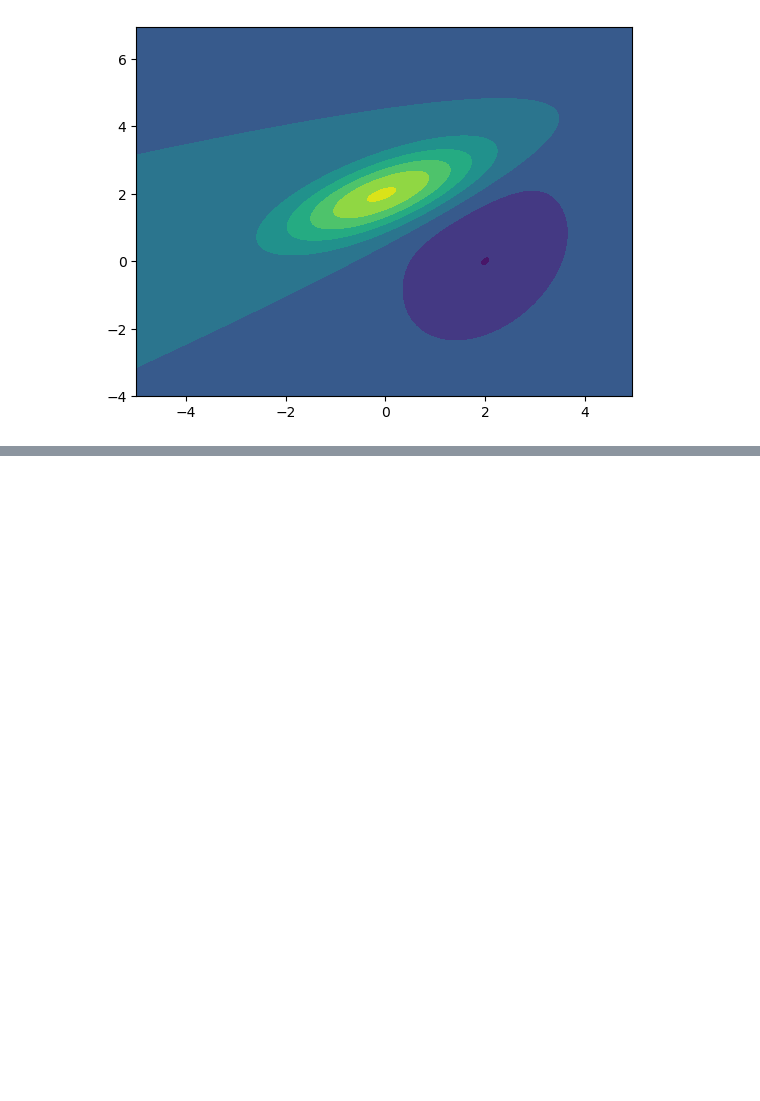
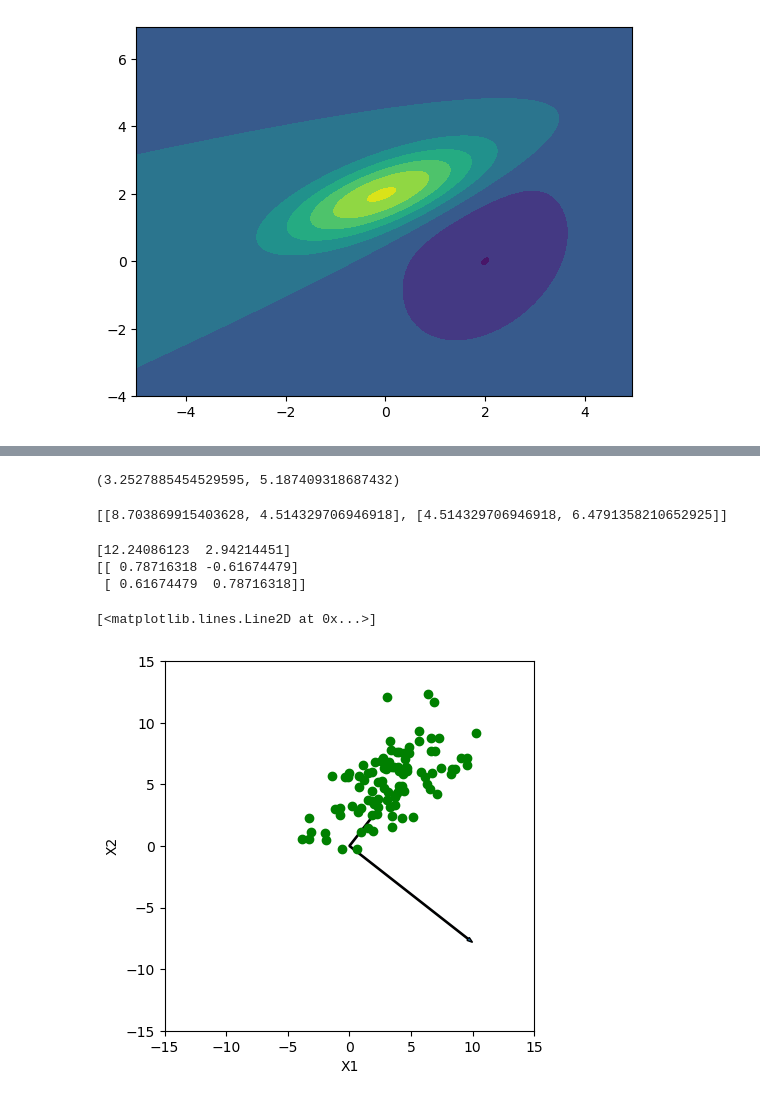
Before and after one commit to AmandaYao00/cs189_hw3, a Jupyter notebook: hw3-2023/code.ipynb, the cells around one changed output, grey strips where cells are left out. Saved outputs shown, nothing was run; the diff lists cells and outputs as text; code cells hidden in the pictures; blank space fills up the shorter version.

```diff
--- a/hw3-2023/code.ipynb
+++ b/hw3-2023/code.ipynb
@@ -54,0 +55,62 @@ plot_normal_dif([1,1], [-1,-1], [[2,0], [0,1]], [[2,1],[1,2]], np.mgrid[-5:5:.05
+# %%
+# 4.1 Compute mean of sample points.
+
+np.random.seed(306)
+
+mu1, sigma1 = 3, 3
+mu2, sigma2 = 4, 2
+X1 = np.random.normal(mu1, sigma1, 100)
+X2 = np.dot(X1, 0.5) + np.random.normal(mu2, sigma2, 100)
+
+mean = (np.average(X1), np.average(X2))
+print(mean)
+# %% [output]
+(3.2527885454529595, 5.187409318687432)
+# %%
+# 4.2 Compute the 2 × 2 covariance matrix of the sample
+
+def compute_cov(mu1, mu2, X1, X2):
+    cov = 0
+    for i in range(100):
+        cov += (X1[i] - mu1) * (X2[i] - mu2)
+    return cov / len(X1)
+
+mu1, mu2 = mean[0], mean[1]
+cov_X1_X1 = compute_cov(mu1, mu1, X1, X1)
+cov_X2_X2 = compute_cov(mu2, mu2, X2, X2)
+cov_X1_X2 = compute_cov(mu1, mu2, X1, X2)
+
+cov_matrix = [[cov_X1_X1, cov_X1_X2],[cov_X1_X2, cov_X2_X2]]
+print(cov_matrix)
+# %% [output]
+[[8.703869915403628, 4.514329706946918], [4.514329706946918, 6.4791358210652925]]
+# %%
+# 4.3 Compute eigenvectors and eigenvalues of covariance matrix.
+
+from numpy import linalg as LA
+eigenvalues, eigenvectors = LA.eig(cov_matrix)
+print(eigenvalues)
+print(eigenvectors)
+# %% [output]
+[12.24086123  2.94214451]
+[[ 0.78716318 -0.61674479]
+ [ 0.61674479  0.78716318]]
+# %%
+# 4.4 Plot sample points and eigenvectors
+
+eigenvector1, eigenvector2 = eigenvectors[0] * eigenvalues[0], eigenvectors[1] * eigenvalues[1]
+plt.arrow(0, 0, eigenvector1[0], eigenvector1[1], width = 0.1)
+plt.arrow(0, 0, eigenvector2[0], eigenvector2[1], width = 0.1)
+plt.xlim(-15, 15)
+plt.ylim(-15, 15)
+plt.xlabel('X1')
+plt.ylabel('X2')
+plt.title('')
+
+ax = plt.gca()
+ax.set_aspect('equal', adjustable='box')
+
+plt.plot(X1, X2, 'go')
+# %% [output]
+[<matplotlib.lines.Line2D at 0x...>]
+[figure, added]
```
Also changed, not shown: parts of 3 cells of this notebook.
